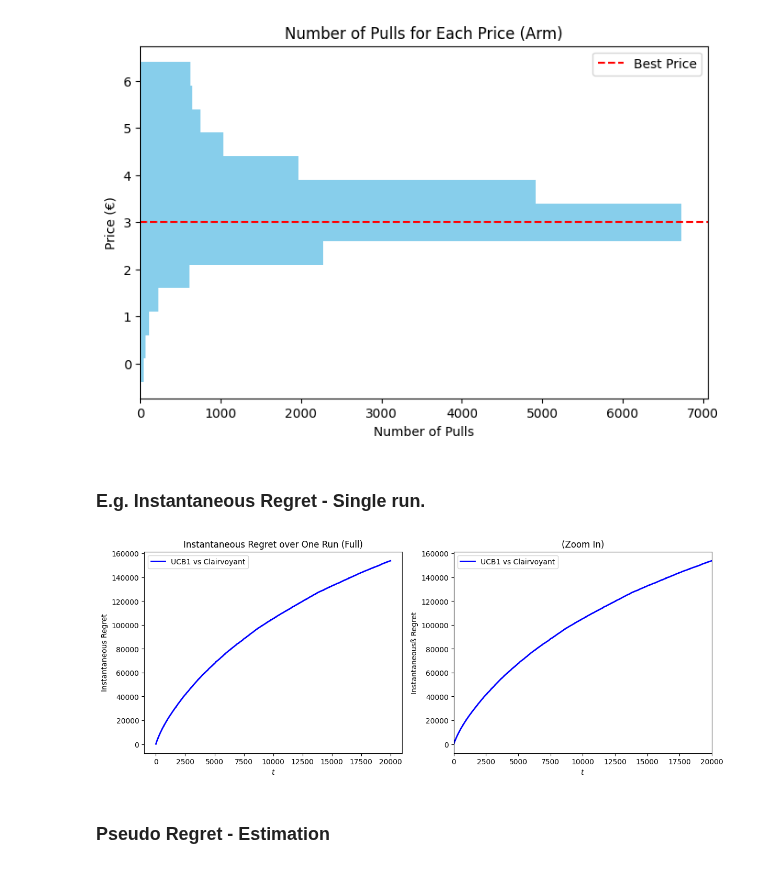
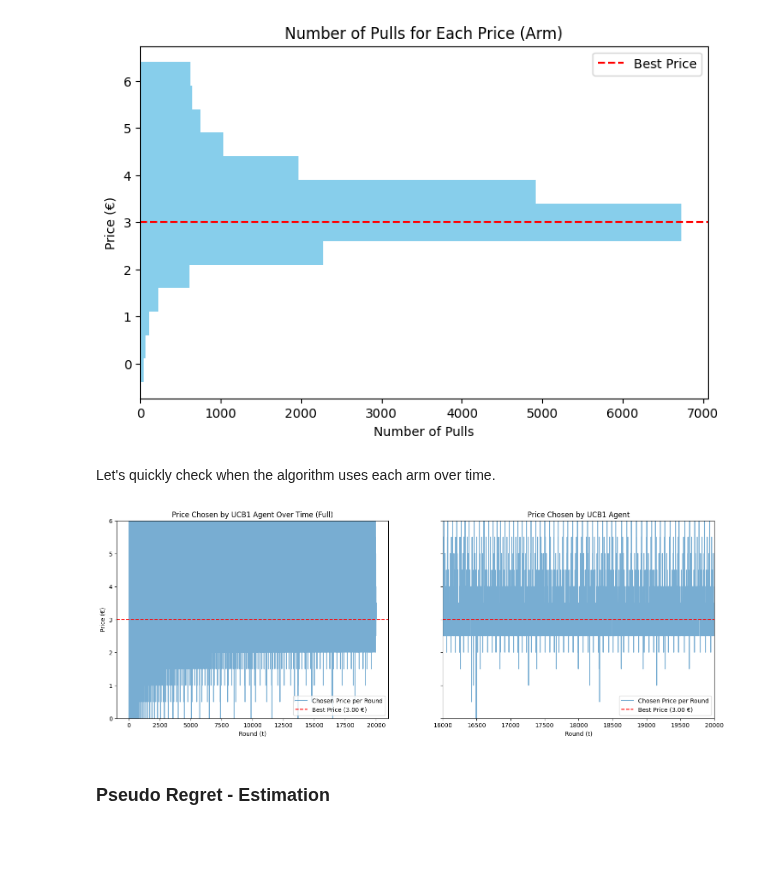
Before and after one commit to peetceenatoo/online-learning, a Jupyter notebook: R1.ipynb, the cells around one changed output. Saved outputs shown, nothing was run; the diff lists cells and outputs as text; code cells hidden in the pictures; blank space fills up the shorter version.

```diff
--- a/R1.ipynb
+++ b/R1.ipynb
@@ -215,29 +218,32 @@ _ = plt.legend()
 # %% [output]
 Expected best price: 3.0
 [figure]
-# %% [markdown]
-### E.g. Instantaneous Regret - Single run.
-# %%
-# --- Plots ---
-fig, (ax1, ax2) = plt.subplots(1, 2, figsize=(14, 5), sharex=False)
-
-# Full
-ax1.plot(np.arange(T), expected_regret, 'b-', linewidth=2, label='UCB1 vs Clairvoyant')
-ax1.set_title('Instantaneous Regret over One Run (Full)')
-ax1.set_xlabel('$t$')
-ax1.set_ylabel('Instantaneous Regret')
-ax1.legend()
-ax1.xaxis.set_major_locator(matplotlib.ticker.MaxNLocator(integer=True))
-
-# Zoom In
-ax2.plot(np.arange(T), expected_regret, 'b-', linewidth=2, label='UCB1 vs Clairvoyant')
-ax2.set_xlim(0, T)
-ax2.set_title('(Zoom In)')
-ax2.set_xlabel('$t$')
-ax2.set_ylabel('Instantaneousß Regret')
-_ = ax2.legend()
-# %% [output]
-[figure, removed]
+# %% [markdown]
+Let's quickly check when the algorithm uses each arm over time.
+# %%
+# --- Chosen arm over time: Full and Zoomed-In Plots ---
+fig, (ax1, ax2) = plt.subplots(1, 2, figsize=(18, 6), sharey=True)
+
+# Full plot
+ax1.plot(range(T), chosen_arms_history, alpha=0.6, label='Chosen Price per Round')
+ax1.axhline(y=best_expected_price, color='red', linestyle='--', label=f'Best Price ({best_expected_price:.2f} €)')
+ax1.set_xlabel('Round (t)')
+ax1.set_ylabel('Price (€)')
+ax1.set_title('Price Chosen by UCB1 Agent Over Time (Full)')
+ax1.set_ylim(min(P), max(P))
+ax1.legend()
+
+# Zoomed-in plot
+zoom_start = int(T * 0.8)
+ax2.plot(range(T), chosen_arms_history, alpha=0.6, label='Chosen Price per Round')
+ax2.axhline(y=best_expected_price, color='red', linestyle='--', label=f'Best Price ({best_expected_price:.2f} €)')
+ax2.set_xlabel('Round (t)')
+ax2.set_title('Price Chosen by UCB1 Agent')
+ax2.set_xlim(zoom_start, T)
+ax2.set_ylim(min(P), max(P))
+_ = ax2.legend()
+# %% [output]
+[figure, added]
 # %% [markdown]
 ### Pseudo Regret - Estimation
 # %% [markdown]
```
Also changed, not shown: parts of 7 cells of this notebook.
